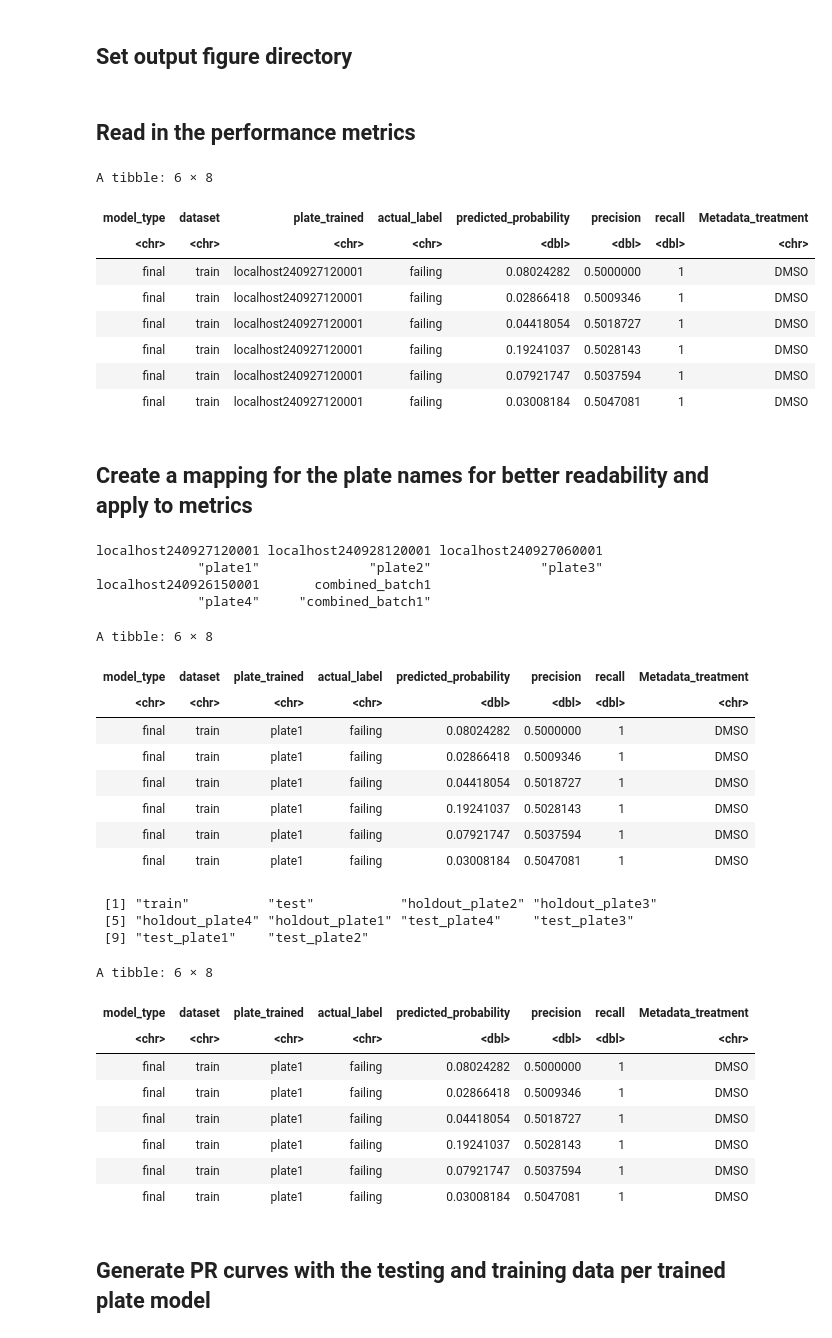
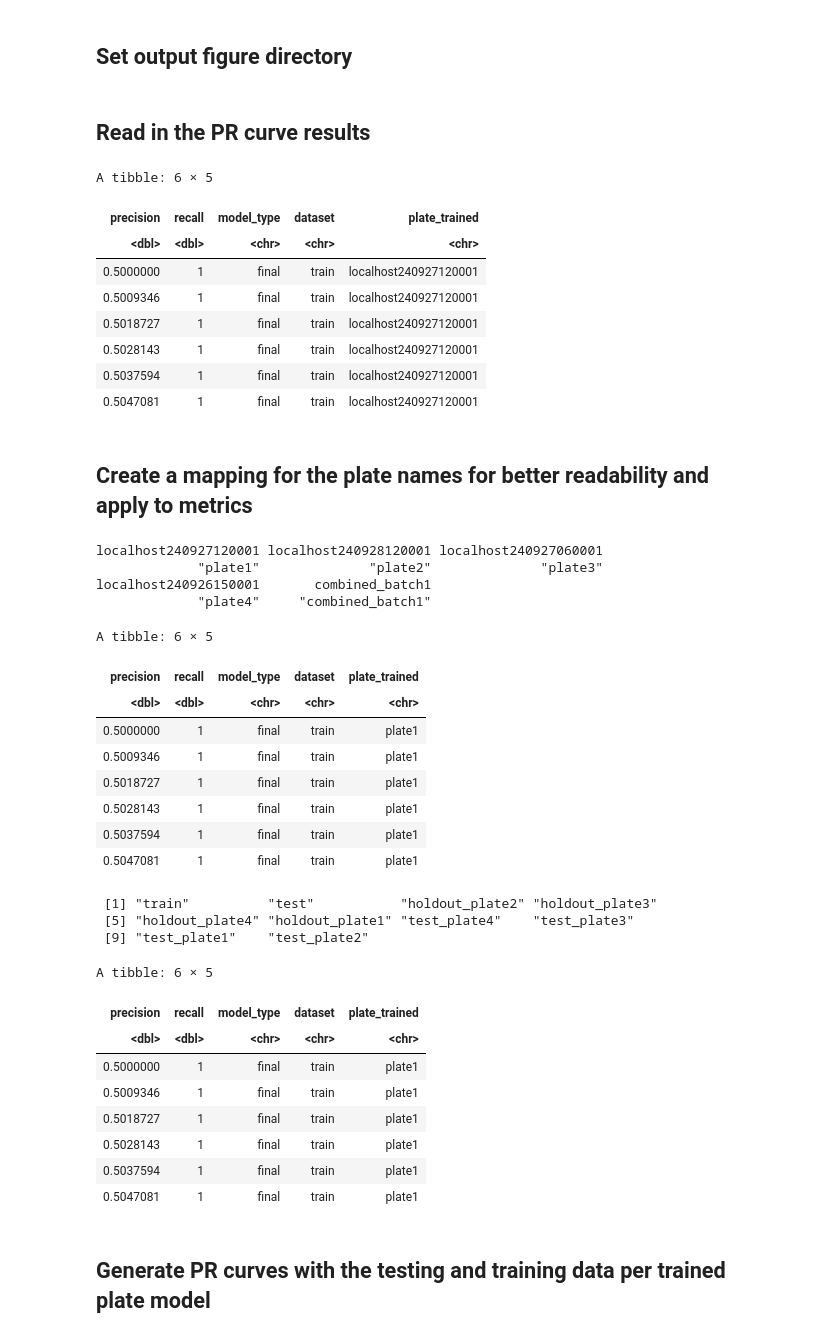
Before and after one commit to WayScience/targeted_fibrosis_drug_screen, a Jupyter notebook: 3a.train_individual_models/3.vis_model_performance.ipynb, the cells around one changed output. Saved outputs shown, nothing was run; the diff lists cells and outputs as text; code cells hidden in the pictures.

```diff
--- a/3a.train_individual_models/3.vis_model_performance.ipynb
+++ b/3a.train_individual_models/3.vis_model_performance.ipynb
@@ -30,31 +30,31 @@ if (!dir.exists(output_dir)) {
     dir.create(output_dir, recursive = TRUE)
 }
 # %% [markdown]
-## Read in the performance metrics
+## Read in the PR curve results
 # %%
-performance_metrics <- read_parquet("./performance_metrics/performance_metrics.parquet")
+pr_results <- read_parquet("./performance_metrics/batch1_pr_curve_results.parquet")
 
-head(performance_metrics)
+head(pr_results)
 # %% [output]
-A tibble: 6 × 8
+A tibble: 6 × 5
-| model_type | dataset | plate_trained | actual_label | predicted_probability | precision | recall | Metadata_treatment |
-| <chr> | <chr> | <chr> | <chr> | <dbl> | <dbl> | <dbl> | <chr> |
-| final | train | localhost240927120001 | failing | 0.08024282 | 0.5000000 | 1 | DMSO |
-| final | train | localhost240927120001 | failing | 0.02866418 | 0.5009346 | 1 | DMSO |
-| final | train | localhost240927120001 | failing | 0.04418054 | 0.5018727 | 1 | DMSO |
-| final | train | localhost240927120001 | failing | 0.19241037 | 0.5028143 | 1 | DMSO |
-| final | train | localhost240927120001 | failing | 0.07921747 | 0.5037594 | 1 | DMSO |
-| final | train | localhost240927120001 | failing | 0.03008184 | 0.5047081 | 1 | DMSO |
+| precision | recall | model_type | dataset | plate_trained |
+| <dbl> | <dbl> | <chr> | <chr> | <chr> |
+| 0.5000000 | 1 | final | train | localhost240927120001 |
+| 0.5009346 | 1 | final | train | localhost240927120001 |
+| 0.5018727 | 1 | final | train | localhost240927120001 |
+| 0.5028143 | 1 | final | train | localhost240927120001 |
+| 0.5037594 | 1 | final | train | localhost240927120001 |
+| 0.5047081 | 1 | final | train | localhost240927120001 |
 # %% [markdown]
 ## Create a mapping for the plate names for better readability and apply to metrics
 # %%
 # Create a mapping for localhost names
-localhost_names <- setdiff(unique(performance_metrics$plate_trained), "combined_batch1")
+localhost_names <- setdiff(unique(pr_results$plate_trained), "combined_batch1")
 plate_mapping <- setNames(paste0("plate", seq_along(localhost_names)), localhost_names)
 plate_mapping["combined_batch1"] <- "combined_batch1" # keep the original name for combined_batch1
 
-# Apply the mapping to the performance_metrics dataframe
-performance_metrics$plate_trained <- plate_mapping[performance_metrics$plate_trained]
+# Apply the mapping to the dataframe
+pr_results$plate_trained <- plate_mapping[pr_results$plate_trained]
 
 # Convert named vector to a data frame
 plate_mapping_df <- data.frame(
@@ -67,24 +67,24 @@ write.csv(plate_mapping_df, "batch1_plate_name_mapping.csv", row.names = FALSE)
 
 # Display the mapping
 print(plate_mapping)
-head(performance_metrics)
+head(pr_results)
 # %% [output]
 localhost240927120001 localhost240928120001 localhost240927060001
              "plate1"              "plate2"              "plate3"
 localhost240926150001       combined_batch1
              "plate4"     "combined_batch1"
-A tibble: 6 × 8
+A tibble: 6 × 5
-| model_type | dataset | plate_trained | actual_label | predicted_probability | precision | recall | Metadata_treatment |
-| <chr> | <chr> | <chr> | <chr> | <dbl> | <dbl> | <dbl> | <chr> |
-| final | train | plate1 | failing | 0.08024282 | 0.5000000 | 1 | DMSO |
-| final | train | plate1 | failing | 0.02866418 | 0.5009346 | 1 | DMSO |
-| final | train | plate1 | failing | 0.04418054 | 0.5018727 | 1 | DMSO |
-| final | train | plate1 | failing | 0.19241037 | 0.5028143 | 1 | DMSO |
-| final | train | plate1 | failing | 0.07921747 | 0.5037594 | 1 | DMSO |
-| final | train | plate1 | failing | 0.03008184 | 0.5047081 | 1 | DMSO |
+| precision | recall | model_type | dataset | plate_trained |
+| <dbl> | <dbl> | <chr> | <chr> | <chr> |
+| 0.5000000 | 1 | final | train | plate1 |
+| 0.5009346 | 1 | final | train | plate1 |
+| 0.5018727 | 1 | final | train | plate1 |
+| 0.5028143 | 1 | final | train | plate1 |
+| 0.5037594 | 1 | final | train | plate1 |
+| 0.5047081 | 1 | final | train | plate1 |
 # %%
 # Copy original dataset values
-dataset_original <- performance_metrics$dataset
+dataset_original <- pr_results$dataset
 
 # Extract base name from 'test_localhostX' or 'holdout_localhostY'
 base_names <- sub("^(test_|holdout_)", "", dataset_original)
@@ -95,7 +95,7 @@ mapped_base <- ifelse(base_names %in% names(plate_mapping),
                       base_names)
 
 # Reattach prefixes (test_/holdout_/none)
-performance_metrics$dataset <- ifelse(
+pr_results$dataset <- ifelse(
   grepl("^test_", dataset_original),
   paste0("test_", mapped_base),
   ifelse(
@@ -106,21 +106,21 @@ performance_metrics$dataset <- ifelse(
 )
 
 # Display the updated dataframe and check that the mapping worked
-unique(performance_metrics$dataset)
-head(performance_metrics)
+unique(pr_results$dataset)
+head(pr_results)
 # %% [output]
  [1] "train"          "test"           "holdout_plate2" "holdout_plate3"
  [5] "holdout_plate4" "holdout_plate1" "test_plate4"    "test_plate3"
  [9] "test_plate1"    "test_plate2"
-A tibble: 6 × 8
+A tibble: 6 × 5
-| model_type | dataset | plate_trained | actual_label | predicted_probability | precision | recall | Metadata_treatment |
-| <chr> | <chr> | <chr> | <chr> | <dbl> | <dbl> | <dbl> | <chr> |
-| final | train | plate1 | failing | 0.08024282 | 0.5000000 | 1 | DMSO |
-| final | train | plate1 | failing | 0.02866418 | 0.5009346 | 1 | DMSO |
-| final | train | plate1 | failing | 0.04418054 | 0.5018727 | 1 | DMSO |
-| final | train | plate1 | failing | 0.19241037 | 0.5028143 | 1 | DMSO |
-| final | train | plate1 | failing | 0.07921747 | 0.5037594 | 1 | DMSO |
-| final | train | plate1 | failing | 0.03008184 | 0.5047081 | 1 | DMSO |
+| precision | recall | model_type | dataset | plate_trained |
+| <dbl> | <dbl> | <chr> | <chr> | <chr> |
+| 0.5000000 | 1 | final | train | plate1 |
+| 0.5009346 | 1 | final | train | plate1 |
+| 0.5018727 | 1 | final | train | plate1 |
+| 0.5028143 | 1 | final | train | plate1 |
+| 0.5037594 | 1 | final | train | plate1 |
+| 0.5047081 | 1 | final | train | plate1 |
 # %% [markdown]
 ## Generate PR curves with the testing and training data per trained plate model
 # %%
```
Also changed, not shown: parts of 5 cells of this notebook, 28 other files.
